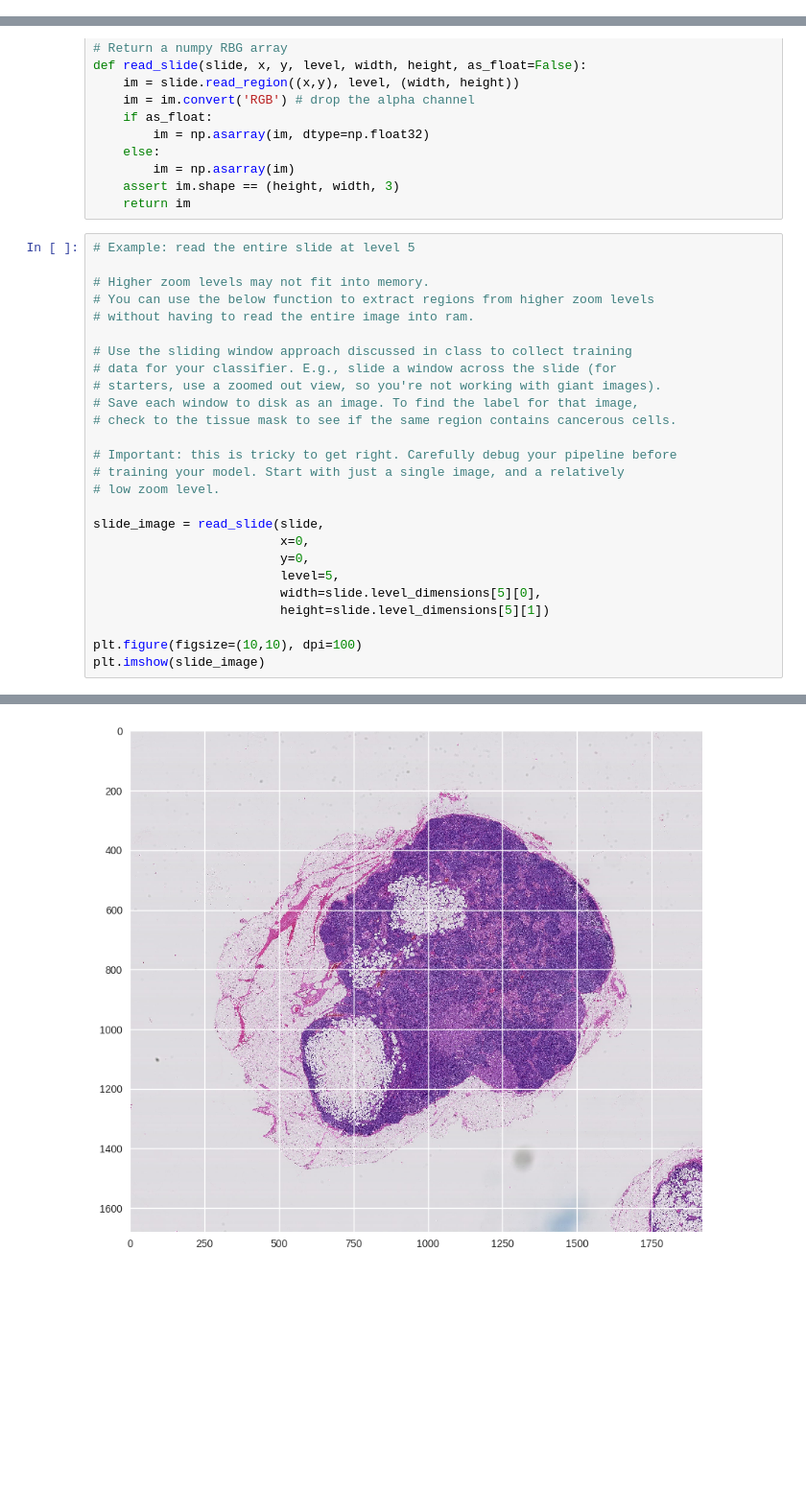
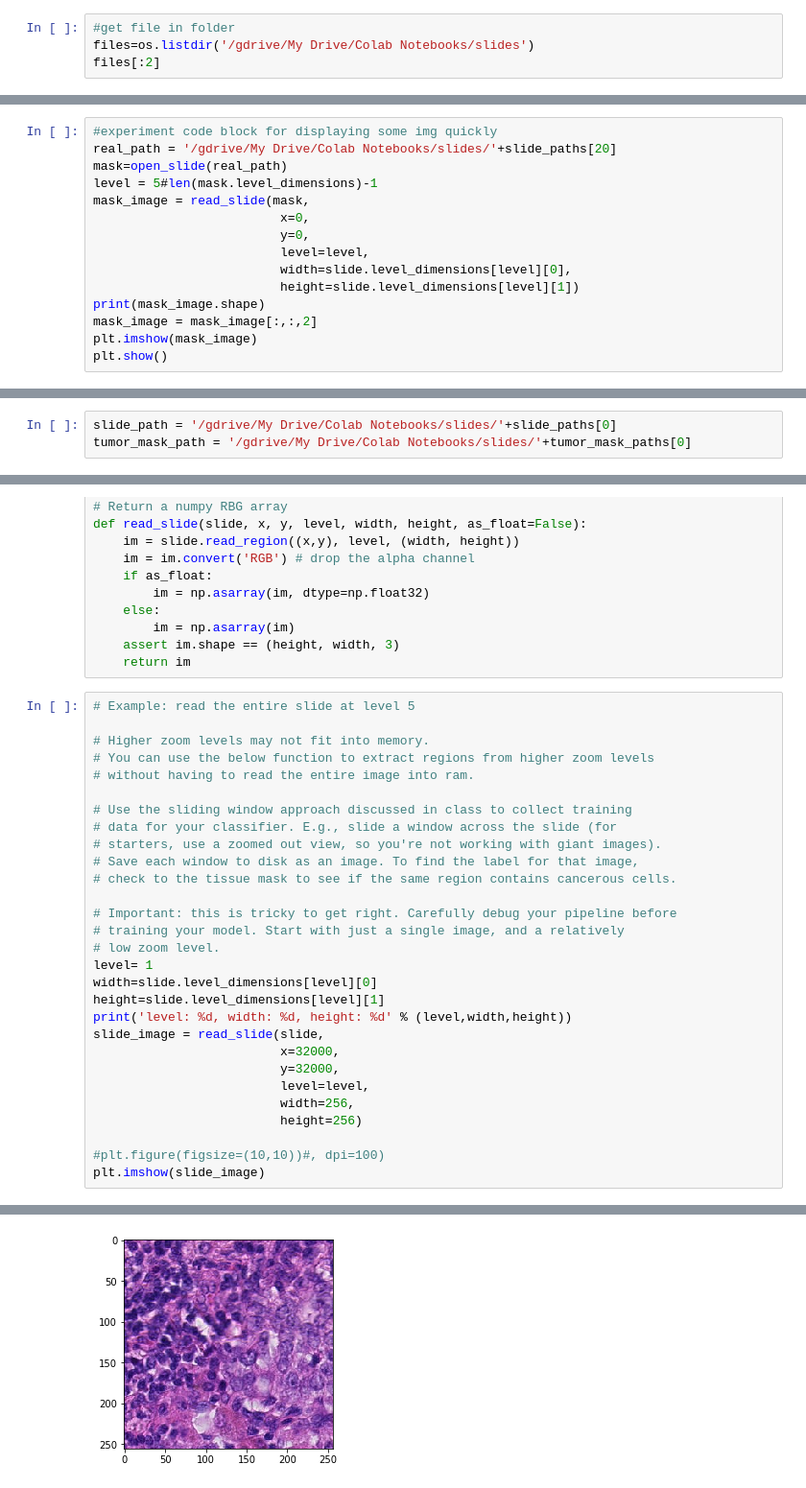
Before and after one commit to YihangDing/4995-Applied-Deep-Learning-project, a Jupyter notebook: startercode.ipynb, the cells around one changed output, grey strips where cells are left out. Shown at 96% size. Cells and saved outputs as stored; diff of their text form; blank space fills up the shorter version.

Commit message:
preprocessing, look thru dataset, ensure the level to put into model.

```diff
--- a/startercode.ipynb
+++ b/startercode.ipynb
@@ -65,0 +87,4 @@ if not os.path.exists(tumor_mask_path):
+# %%
+#get file in folder
+files=os.listdir('/gdrive/My Drive/Colab Notebooks/slides')
+files[:2]
@@ -65,0 +182,15 @@ if not os.path.exists(tumor_mask_path):
+# %%
+#experiment code block for displaying some img quickly
+real_path = '/gdrive/My Drive/Colab Notebooks/slides/'+slide_paths[20]
+mask=open_slide(real_path)
+level = 5#len(mask.level_dimensions)-1
+mask_image = read_slide(mask,
+                         x=0,
+                         y=0,
+                         level=level,
+                         width=slide.level_dimensions[level][0],
+                         height=slide.level_dimensions[level][1])
+print(mask_image.shape)
+mask_image = mask_image[:,:,2]
+plt.imshow(mask_image)
+plt.show()
@@ -66,3 +204,6 @@ if not os.path.exists(tumor_mask_path):
+# %%
+slide_path = '/gdrive/My Drive/Colab Notebooks/slides/'+slide_paths[0]
+tumor_mask_path = '/gdrive/My Drive/Colab Notebooks/slides/'+tumor_mask_paths[0]
 # %%
 slide = open_slide(slide_path)
 print ("Read WSI from %s with width: %d, height: %d" % (slide_path,
@@ -129,14 +269,17 @@ def read_slide(slide, x, y, level, width, height, as_float=False):
 # Important: this is tricky to get right. Carefully debug your pipeline before
 # training your model. Start with just a single image, and a relatively
 # low zoom level.
+level= 1
+width=slide.level_dimensions[level][0]
+height=slide.level_dimensions[level][1]
+print('level: %d, width: %d, height: %d' % (level,width,height))
+slide_image = read_slide(slide,
+                         x=32000,
+                         y=32000,
+                         level=level,
+                         width=256,
+                         height=256)
 
-slide_image = read_slide(slide,
-                         x=0,
-                         y=0,
-                         level=5,
-                         width=slide.level_dimensions[5][0],
-                         height=slide.level_dimensions[5][1])
-
-plt.figure(figsize=(10,10), dpi=100)
+#plt.figure(figsize=(10,10))#, dpi=100)
 plt.imshow(slide_image)
 # %% [output]
@@ -144,4 +288,4 @@ plt.imshow(slide_image)
-[figure, old version]
+[figure, new version]
 # %%
 # Example: read the entire mask at the same zoom level
 mask_image = read_slide(tumor_mask,
```
Also changed, not shown: parts of 24 cells of this notebook.
